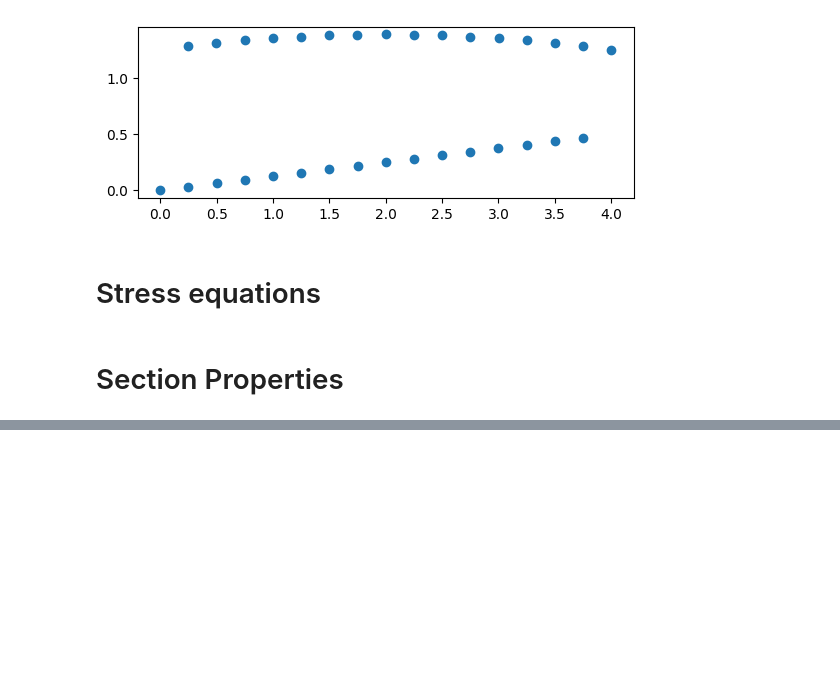
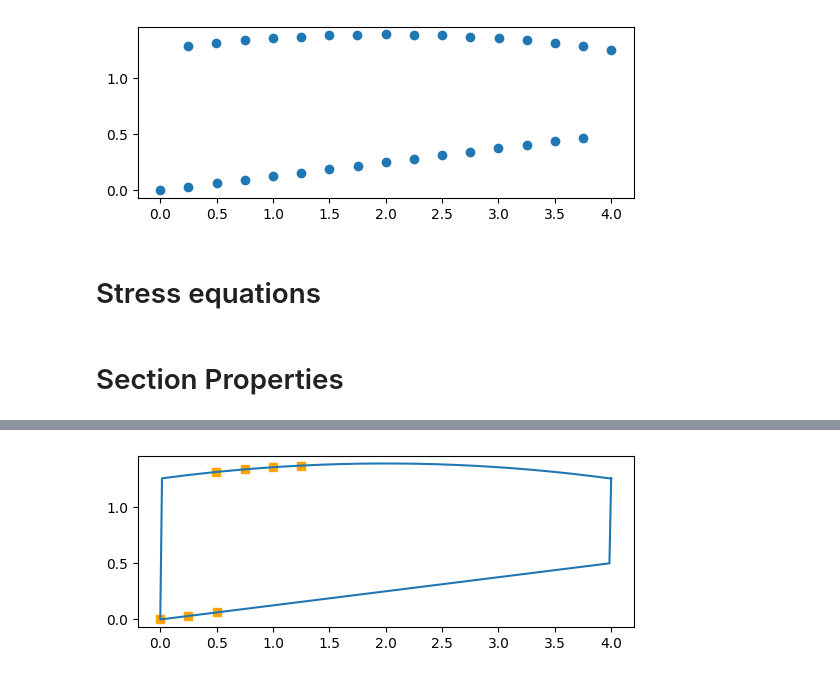
Before and after one commit to 22ispencer/wingbox-py, a Jupyter notebook: plan_b.ipynb, the cells around one changed output, grey strips where cells are left out. Cells and saved outputs as stored; diff of their text form; code cells hidden in the pictures; blank space fills up the shorter version.

```diff
--- a/plan_b.ipynb
+++ b/plan_b.ipynb
@@ -150,7 +188,7 @@ for i in range(7):
     stringer_positions = np.array([[pos, *stringers] for pos in t]).T
     (y_bar, z_bar, i_yy, i_zz, i_yz) = section_properties(stringer_positions)
     norm_stress = normal_stress(
-        50, 0, points[0], points[1], i_yy, i_zz, i_yz, points[3]
+        50, 0, points[0] - y_bar, points[1] - z_bar, i_yy, i_zz, i_yz, points[3]
     )
     sorted_indices = np.flip(np.argsort(abs(norm_stress)))
     loc = -1
@@ -159,6 +197,22 @@ for i in range(7):
             stringers = stringer_positions[:, i]
             break
 
+(y_bar, z_bar, i_yy, i_zz, i_yz) = section_properties(np.array([stringers]))
 
-print(json.dumps(stringers.tolist()))
+print(
+    "t (parametric distance): ",
+    json.dumps(stringers.tolist()),
+    "\n",
+    "y (in): ",
+    json.dumps(pos_y(stringers).tolist()),
+    "\n",
+    "z (in): ",
+    json.dumps(pos_z(stringers).tolist()),
+    "\n",
+    f"y_bar: {float(y_bar)}\n",
+    f"z_bar: {float(z_bar)}\n",
+    f"i_yy: {float(i_yy)}\n",
+    f"i_zz: {float(i_zz)}\n",
+    f"i_yz: {float(i_yz)}\n",
+)
 # %% [output]
@@ -165,0 +227,12 @@ print(json.dumps(stringers.tolist()))
+# %%
+t = np.arange(0, 8, 1 / 64)
+
+y = pos_y(t)
+z = pos_z(t)
+
+plt.plot([*y, y[0]], [*z, z[0]])
+plt.scatter(pos_y(stringers), pos_z(stringers), color="orange", marker="s")
+ax = plt.gca()
+ax.set_aspect("equal")
+# %% [output]
+[figure, added]
```
Also changed, not shown: parts of 11 cells of this notebook.
